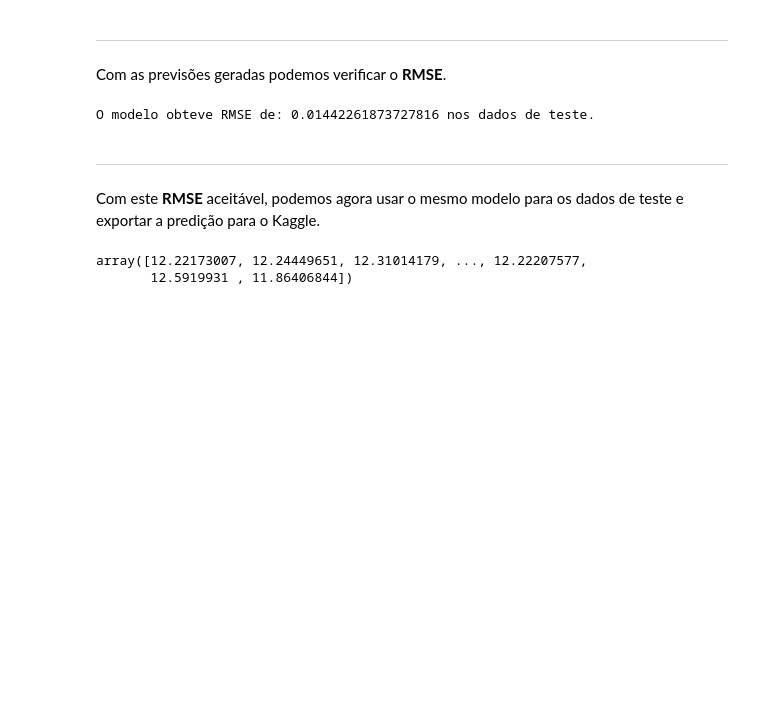
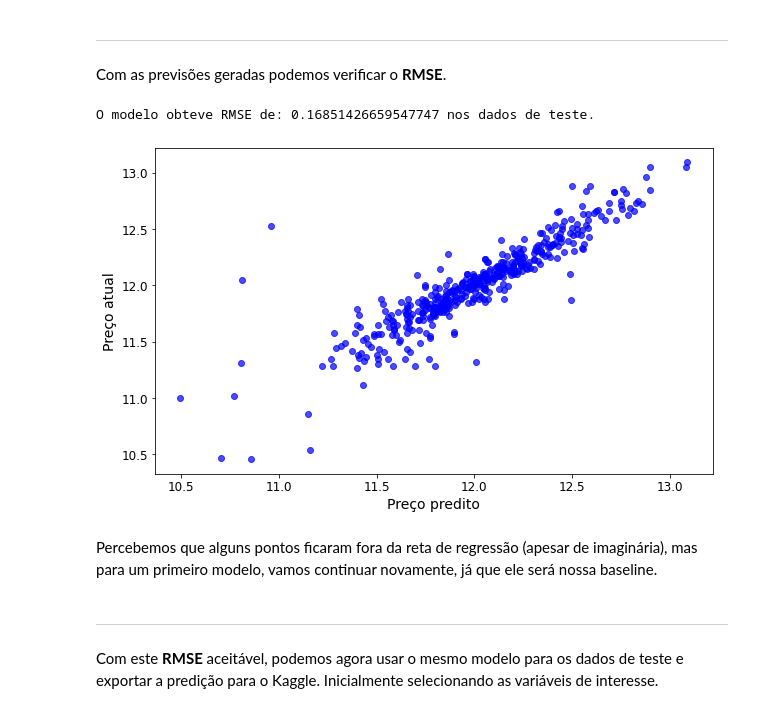
Before and after one commit to barbosarafael/Projetos, a Jupyter notebook: House Prices - Advanced Regression Techniques/notebook_house_prices-Copy1.ipynb, the cells around one changed output. Saved outputs shown, nothing was run; the diff lists cells and outputs as text; code cells hidden in the pictures; blank space fills up the shorter version.

```diff
--- a/House Prices - Advanced Regression Techniques/notebook_house_prices-Copy1.ipynb
+++ b/House Prices - Advanced Regression Techniques/notebook_house_prices-Copy1.ipynb
@@ -631,7 +631,7 @@ Agora que vimos os padrões, relações e distribuições das variáveis do noss
 
 ---
 # %%
-treino["SalePrice"] = np.log(treino["SalePrice"])
+treino["SalePrice"] = np.log1p(treino["SalePrice"])
 
 media_sales_price = treino["SalePrice"].mean()
 var_sales_price = treino["SalePrice"].var()
@@ -1042,17 +1042,26 @@ Com as previsões geradas podemos verificar o **RMSE**.
 from sklearn.metrics import mean_squared_error
 from math import sqrt
 
-rmse = sqrt(mean_squared_error(np.log(y_valid), np.log(previsoes)))
+rmse = sqrt(mean_squared_error(y_valid, previsoes))
 
 print("O modelo obteve RMSE de:", rmse, "nos dados de teste.")
 # %% [output]
-O modelo obteve RMSE de: 0.01442261873727816 nos dados de teste.
+O modelo obteve RMSE de: 0.16851426659547747 nos dados de teste.
+# %%
+plt.figure(figsize = [10, 6])
+
+plt.scatter(previsoes, y_valid, alpha=.7, color='b')
+plt.xlabel("Preço predito", fontsize = 14, color = "black")
+plt.ylabel("Preço atual", fontsize = 14, color = "black")
+plt.tick_params(axis = "x", labelsize = 12, labelcolor = "black")
+plt.tick_params(axis = "y", labelsize = 12, labelcolor = "black")
+
+plt.show()
+# %% [output]
+[figure, added]
+# %% [markdown]
+Percebemos que alguns pontos ficaram fora da reta de regressão (apesar de imaginária), mas para um primeiro modelo, vamos continuar novamente, já que ele será nossa baseline.
 # %% [markdown]
 ---
 
-Com este **RMSE** aceitável, podemos agora usar o mesmo modelo para os dados de teste e exportar a predição para o Kaggle.
+Com este **RMSE** aceitável, podemos agora usar o mesmo modelo para os dados de teste e exportar a predição para o Kaggle. Inicialmente selecionando as variáveis de interesse.
-# %%
-reg.predict(teste1)
-# %% [output]
-array([12.22173007, 12.24449651, 12.31014179, ..., 12.22207577,
-       12.5919931 , 11.86406844])
```
Also changed, not shown: parts of 13 cells of this notebook, 3 other files.
